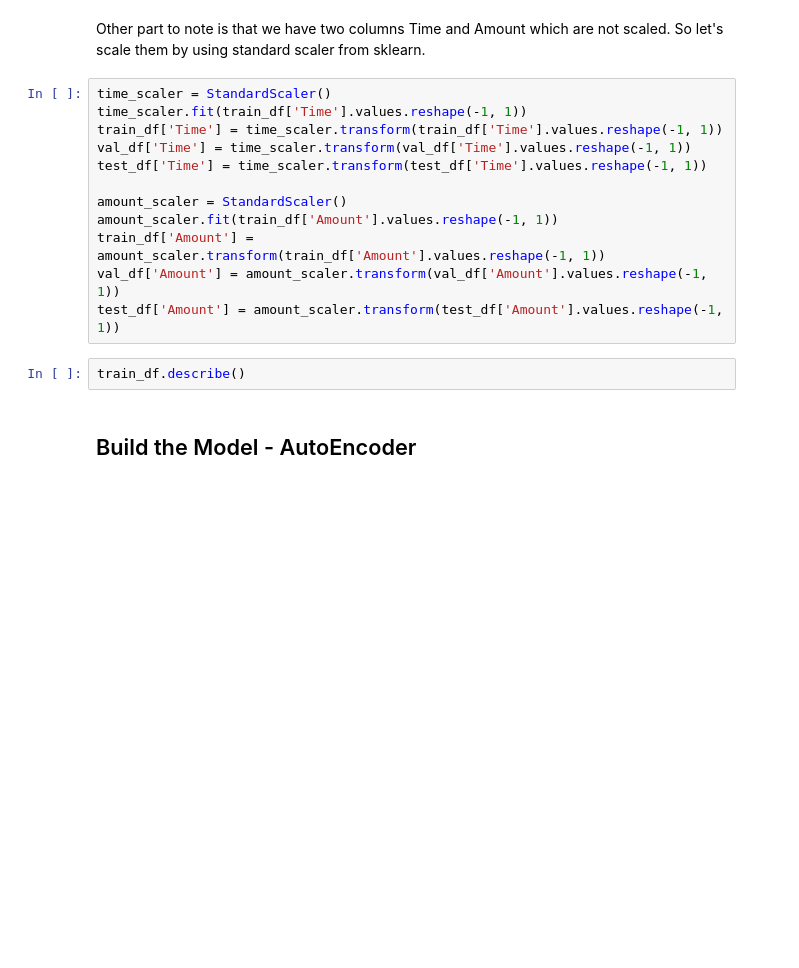
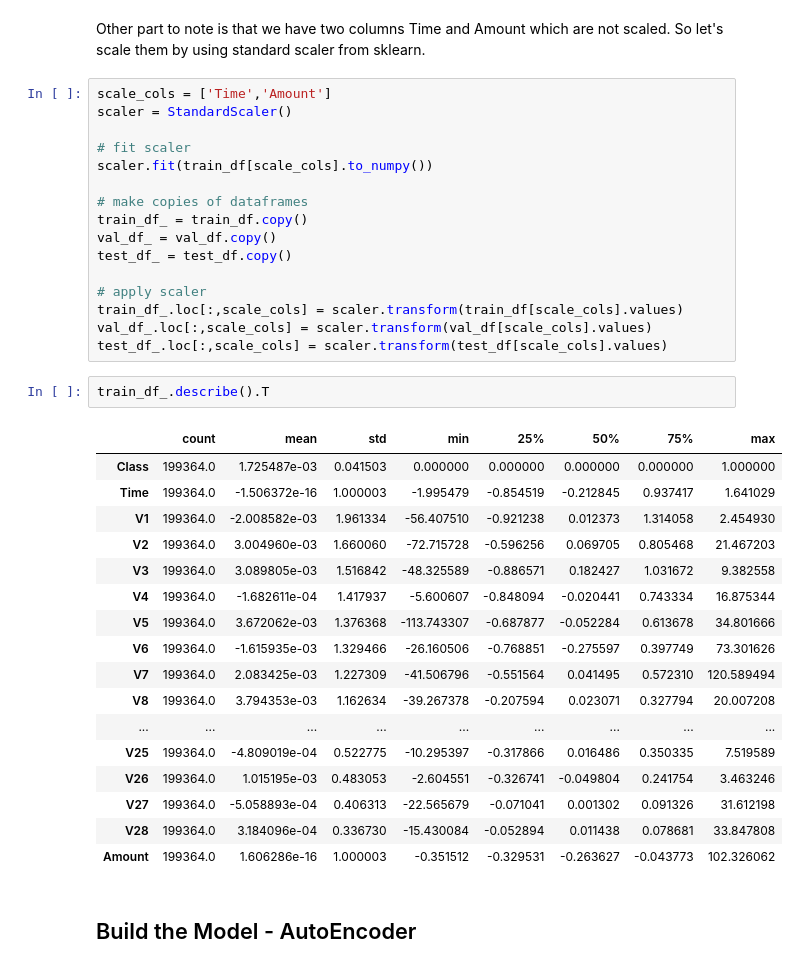
Before and after one commit to sengstacken/anomalydetection, a Jupyter notebook: autoencoder/AutoEncoders.ipynb, the cells around one changed output. Cells and saved outputs as stored; diff of their text form; blank space fills up the shorter version.

```diff
--- a/autoencoder/AutoEncoders.ipynb
+++ b/autoencoder/AutoEncoders.ipynb
@@ -90,20 +147,42 @@ train_df, temp_df = train_test_split(model_data, test_size=0.3, random_state=432
 val_df, test_df = train_test_split(temp_df, test_size=0.33333, random_state=4321, shuffle=True, stratify=temp_df['Class'])
 # %% [markdown]
 Other part to note is that we have two columns Time and Amount which are not scaled. So let's scale them by using standard scaler from sklearn.
-# %%
-time_scaler = StandardScaler()
-time_scaler.fit(train_df['Time'].values.reshape(-1, 1))
-train_df['Time'] = time_scaler.transform(train_df['Time'].values.reshape(-1, 1))
-val_df['Time'] = time_scaler.transform(val_df['Time'].values.reshape(-1, 1))
-test_df['Time'] = time_scaler.transform(test_df['Time'].values.reshape(-1, 1))
-
-amount_scaler = StandardScaler()
-amount_scaler.fit(train_df['Amount'].values.reshape(-1, 1))
-train_df['Amount'] = amount_scaler.transform(train_df['Amount'].values.reshape(-1, 1))
-val_df['Amount'] = amount_scaler.transform(val_df['Amount'].values.reshape(-1, 1))
-test_df['Amount'] = amount_scaler.transform(test_df['Amount'].values.reshape(-1, 1))
-# %%
-train_df.describe()
+# %%
+scale_cols = ['Time','Amount']
+scaler = StandardScaler()
+
+# fit scaler
+scaler.fit(train_df[scale_cols].to_numpy())
+
+# make copies of dataframes
+train_df_ = train_df.copy()
+val_df_ = val_df.copy()
+test_df_ = test_df.copy()
+
+# apply scaler
+train_df_.loc[:,scale_cols] = scaler.transform(train_df[scale_cols].values)
+val_df_.loc[:,scale_cols] = scaler.transform(val_df[scale_cols].values)
+test_df_.loc[:,scale_cols] = scaler.transform(test_df[scale_cols].values)
+# %%
+train_df_.describe().T
+# %% [output]
+|  | count | mean | std | min | 25% | 50% | 75% | max |
+| Class | 199364.0 | 1.725487e-03 | 0.041503 | 0.000000 | 0.000000 | 0.000000 | 0.000000 | 1.000000 |
+| Time | 199364.0 | -1.506372e-16 | 1.000003 | -1.995479 | -0.854519 | -0.212845 | 0.937417 | 1.641029 |
+| V1 | 199364.0 | -2.008582e-03 | 1.961334 | -56.407510 | -0.921238 | 0.012373 | 1.314058 | 2.454930 |
+| V2 | 199364.0 | 3.004960e-03 | 1.660060 | -72.715728 | -0.596256 | 0.069705 | 0.805468 | 21.467203 |
+| V3 | 199364.0 | 3.089805e-03 | 1.516842 | -48.325589 | -0.886571 | 0.182427 | 1.031672 | 9.382558 |
+| V4 | 199364.0 | -1.682611e-04 | 1.417937 | -5.600607 | -0.848094 | -0.020441 | 0.743334 | 16.875344 |
+| V5 | 199364.0 | 3.672062e-03 | 1.376368 | -113.743307 | -0.687877 | -0.052284 | 0.613678 | 34.801666 |
+| V6 | 199364.0 | -1.615935e-03 | 1.329466 | -26.160506 | -0.768851 | -0.275597 | 0.397749 | 73.301626 |
+| V7 | 199364.0 | 2.083425e-03 | 1.227309 | -41.506796 | -0.551564 | 0.041495 | 0.572310 | 120.589494 |
+| V8 | 199364.0 | 3.794353e-03 | 1.162634 | -39.267378 | -0.207594 | 0.023071 | 0.327794 | 20.007208 |
+| ... | ... | ... | ... | ... | ... | ... | ... | ... |
+| V25 | 199364.0 | -4.809019e-04 | 0.522775 | -10.295397 | -0.317866 | 0.016486 | 0.350335 | 7.519589 |
+| V26 | 199364.0 | 1.015195e-03 | 0.483053 | -2.604551 | -0.326741 | -0.049804 | 0.241754 | 3.463246 |
+| V27 | 199364.0 | -5.058893e-04 | 0.406313 | -22.565679 | -0.071041 | 0.001302 | 0.091326 | 31.612198 |
+| V28 | 199364.0 | 3.184096e-04 | 0.336730 | -15.430084 | -0.052894 | 0.011438 | 0.078681 | 33.847808 |
+| Amount | 199364.0 | 1.606286e-16 | 1.000003 | -0.351512 | -0.329531 | -0.263627 | -0.043773 | 102.326062 |
 # %% [markdown]
 ## Build the Model - AutoEncoder
 # %% [markdown]
```
Also changed, not shown: parts of 31 cells of this notebook.
